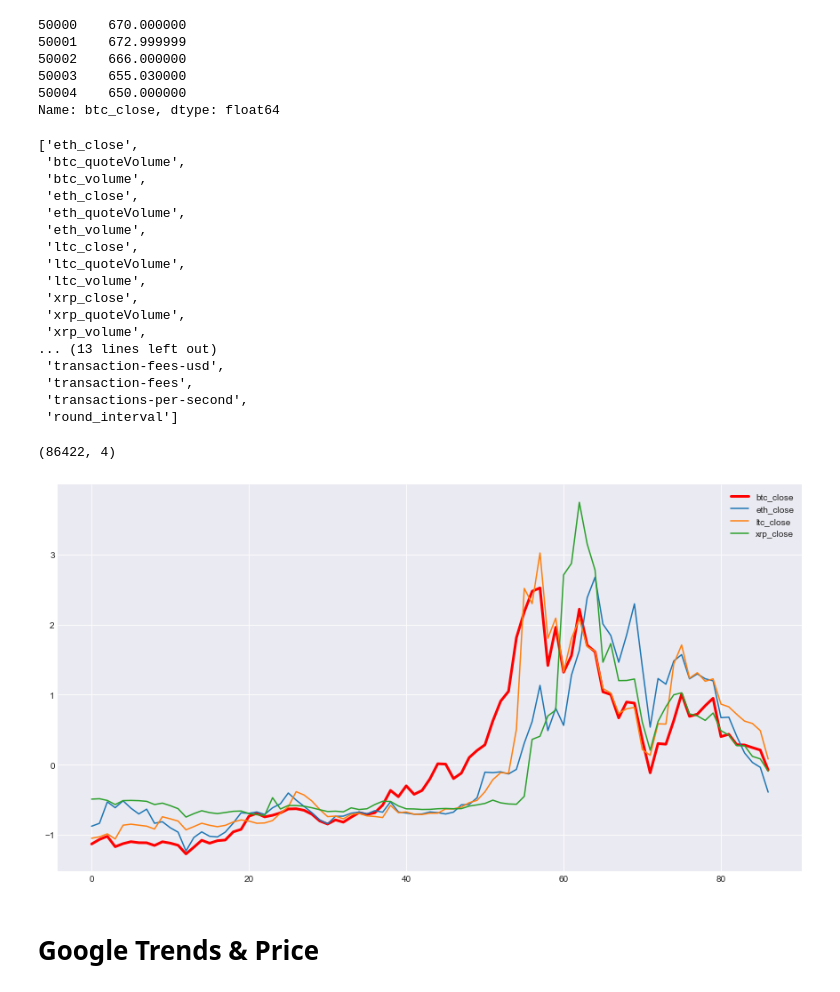
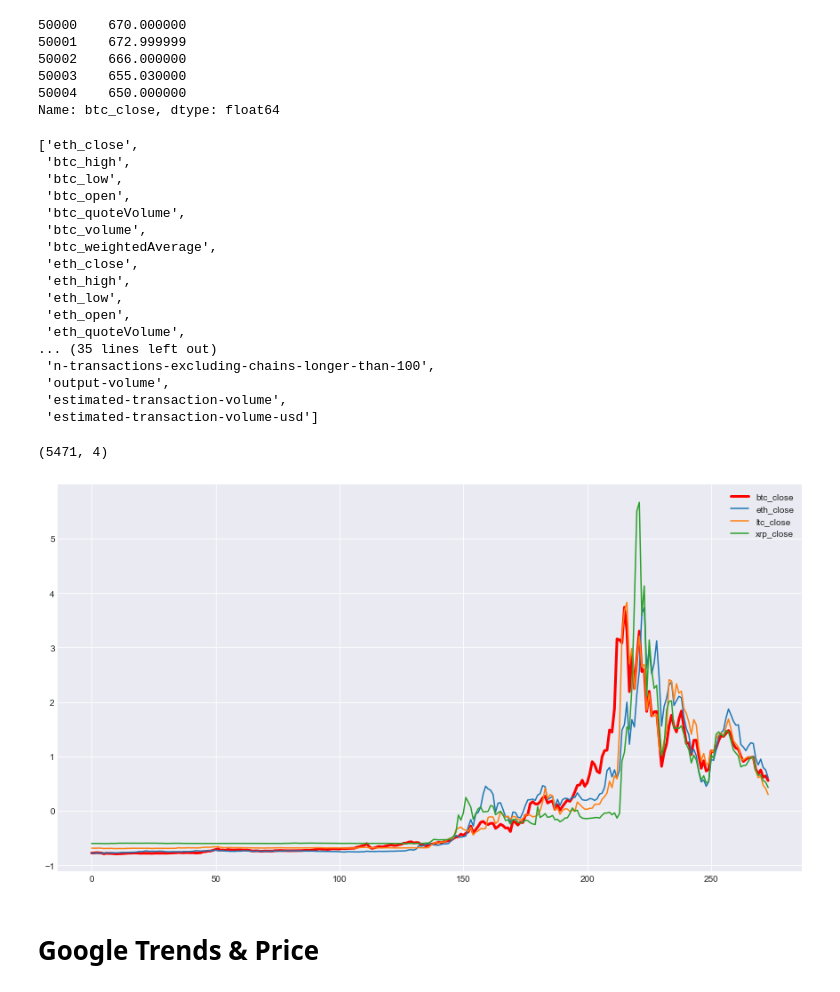
Before and after one commit to kuzmanovicd/crypto-predictor, a Jupyter notebook: eda-v2.ipynb, the cells around one changed output. Cells and saved outputs as stored; diff of their text form; code cells hidden in the pictures.

```diff
--- a/eda-v2.ipynb
+++ b/eda-v2.ipynb
@@ -34,8 +34,8 @@ def plot_corr(df):
     plt.yticks(range(len(corr.columns)), corr.columns);
     fig.show()
 
-dataloader.USE_TWITTER = False
-dataloader.USE_BLOCKCHAIN = False
-dataloader.download_data()
+dataloader.USE_TWITTER = True
+dataloader.USE_BLOCKCHAIN = True
+#dataloader.download_data()
 #dataloader.
 data = dataloader.load_data()
@@ -239,48 +210,48 @@ cols = ['eth_close'] + [col for col in data if col != 'btc_close']
 cols
 # %% [output]
 ['eth_close',
+ 'btc_high',
+ 'btc_low',
+ 'btc_open',
  'btc_quoteVolume',
  'btc_volume',
+ 'btc_weightedAverage',
  'eth_close',
+ 'eth_high',
+ 'eth_low',
+ 'eth_open',
  'eth_quoteVolume',
- 'eth_volume',
- 'ltc_close',
- 'ltc_quoteVolume',
- 'ltc_volume',
- 'xrp_close',
- 'xrp_quoteVolume',
- 'xrp_volume',
-... (13 lines left out)
- 'transaction-fees-usd',
- 'transaction-fees',
- 'transactions-per-second',
- 'round_interval']
+... (35 lines left out)
+ 'n-transactions-excluding-chains-longer-than-100',
+ 'output-volume',
+ 'estimated-transaction-volume',
+ 'estimated-transaction-volume-usd']
 # %%
 scaler = prep.MinMaxScaler()
 scaler = prep.StandardScaler()
 interval_start = 0
 interval_end = data
 fields = ['btc_close', 'eth_close', 'ltc_close', 'xrp_close']
 #fields = ['btc_close', 'market-cap', 'hash-rate', 'transaction-fees-usd']
 #fields = ['btc_close', 'vader_sent', 'lex_sent', 'cnn_sent']
-scaled = scaler.fit_transform(data.iloc[150000:][fields])
+scaled = scaler.fit_transform(data[fields])
 print(scaled.shape)
 
-skip = 1000
+skip = 20
 #skip = 1
 
 sns.set_style("darkgrid")
 plt.figure(figsize=(15, 8))
 for idx, field in enumerate(fields):
     if idx == 0:
         plt.plot(scaled[::skip,idx], 'r', label=field, linewidth=3)
     else:
         plt.plot(scaled[::skip,idx], label=field)
 plt.legend(loc='best')
 plt.show()
 # %% [output]
-(86422, 4)
+(5471, 4)
-[figure, old version]
+[figure, new version]
 # %% [markdown]
 # Google Trends & Price
 # %%
```
Also changed, not shown: parts of 8 cells of this notebook, 23 other files.
